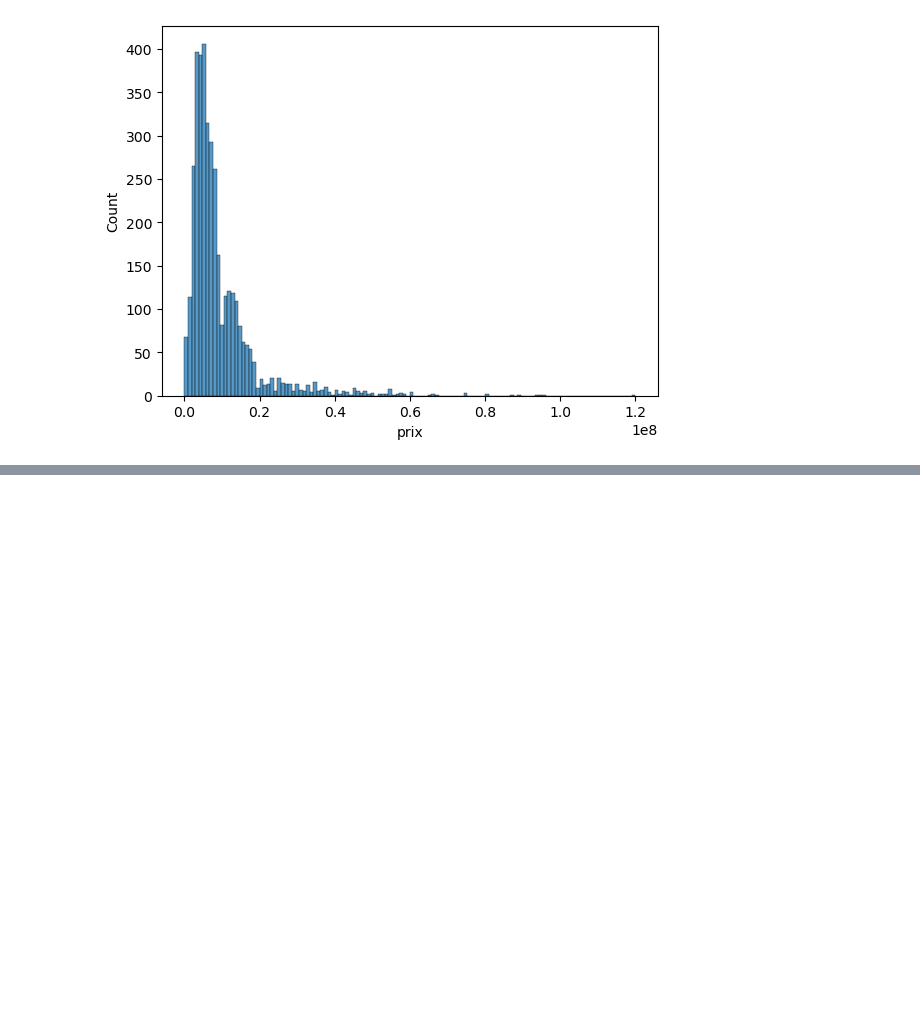
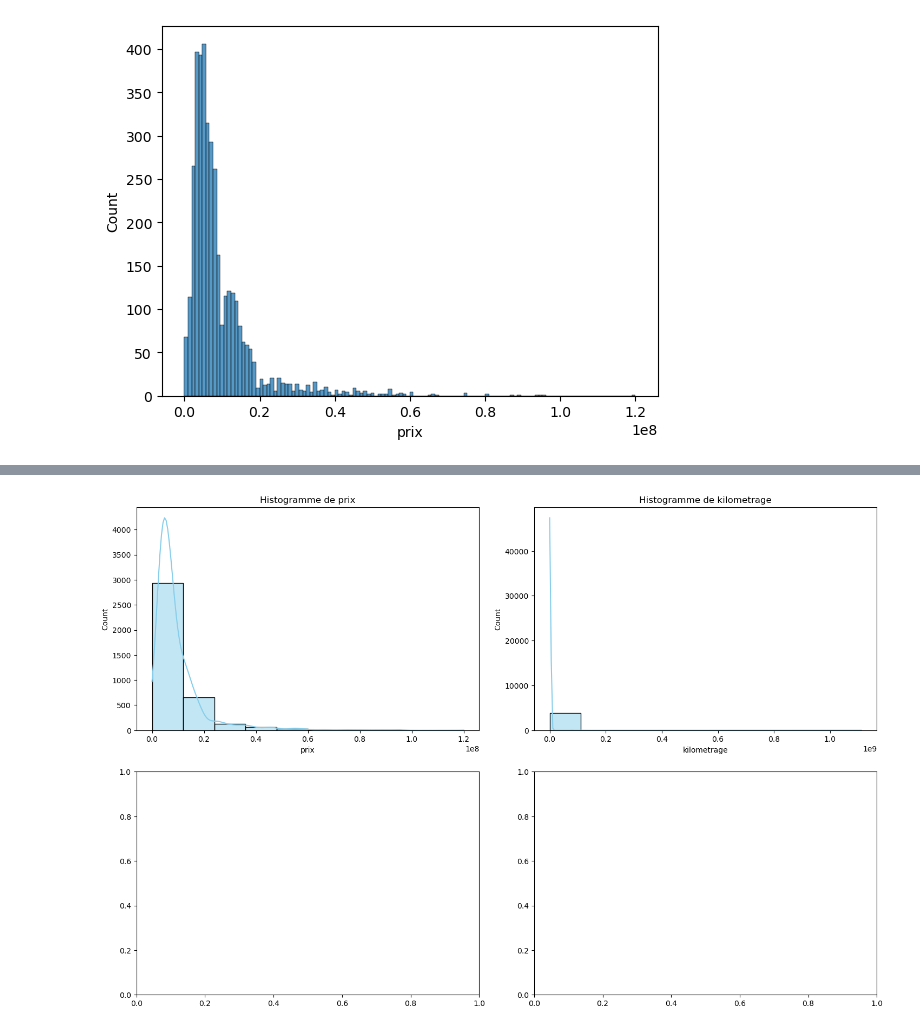
Before and after one commit to NoForcing/DC_Final_Project, a Jupyter notebook: visualization.ipynb, the cells around one changed output, grey strips where cells are left out. Cells and saved outputs as stored; diff of their text form; code cells hidden in the pictures; blank space fills up the shorter version.

```diff
--- a/visualization.ipynb
+++ b/visualization.ipynb
@@ -178,0 +195,15 @@ sns.histplot(df['prix'])
+# %%
+import seaborn  as sns
+
+num_vars = df.select_dtypes(include="int").columns
+
+fig, axes = plt.subplots(nrows=2, ncols=2, figsize=(15, 10))
+axes = axes.flatten()
+
+for ax, var in zip(axes, num_vars):
+    sns.histplot(df[var], kde=True, bins=10, color='skyblue', ax=ax)
+    ax.set_title(f'Histogramme de {var}')
+
+plt.tight_layout(pad=2)
+# %% [output]
+[figure, added]
```
Also changed, not shown: parts of 2 cells of this notebook, 1 other file.
